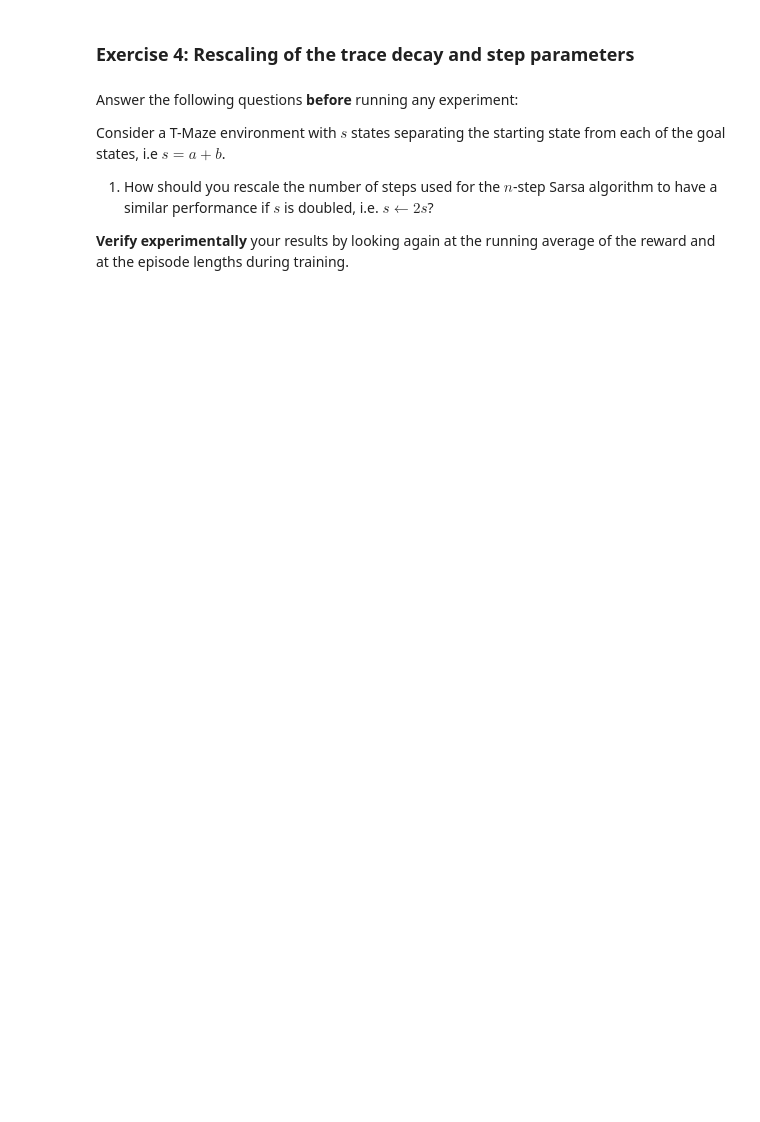
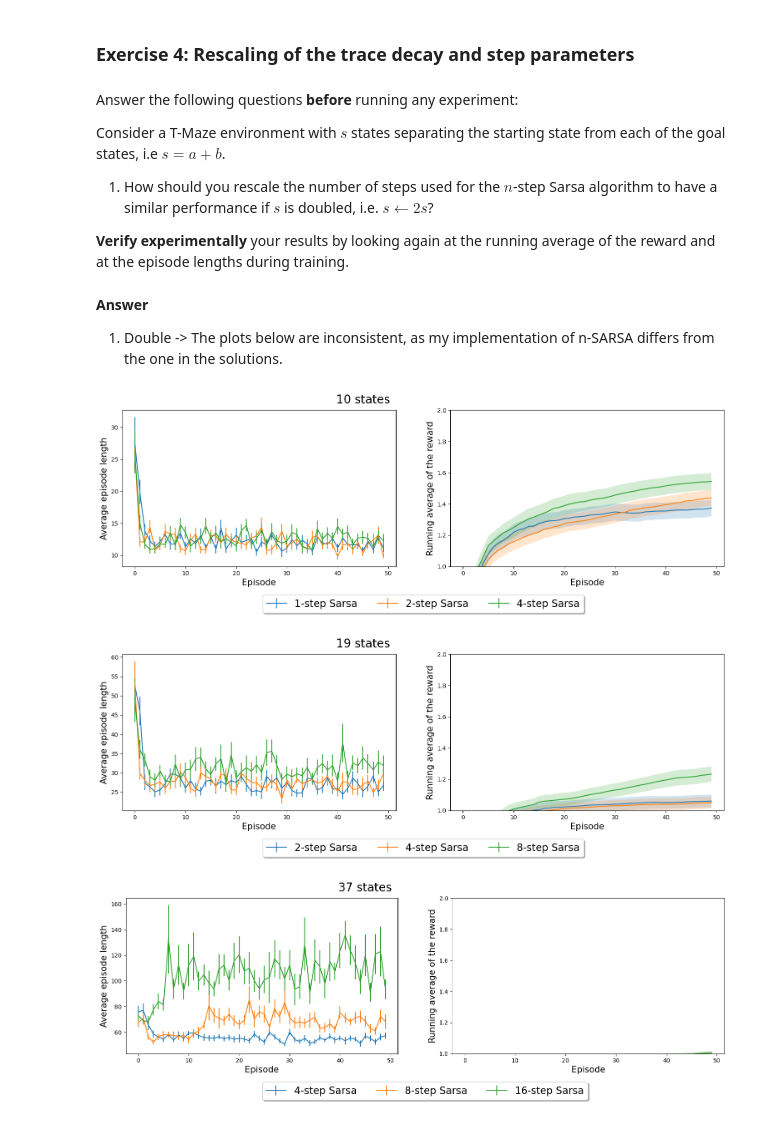
Before and after one commit to Jakhongir0103/Artificial-NN_and_RL, a Jupyter notebook: 1_environment1/environment1.ipynb, the cells around one changed output. Cells and saved outputs as stored; diff of their text form; code cells hidden in the pictures; blank space fills up the shorter version.

Commit message:
exercise 1 completely done - n-sarsa is different

```diff
--- a/1_environment1/environment1.ipynb
+++ b/1_environment1/environment1.ipynb
@@ -551,9 +598,13 @@ Consider a T-Maze environment with $s$ states separating the starting state from
 1. How should you rescale the number of steps used for the $n$-step Sarsa algorithm to have a similar performance if $s$ is doubled, i.e. $s \gets 2s$?
 
 **Verify experimentally** your results by looking again at the running average of the reward and at the episode lengths during training.
+# %% [markdown]
+**Answer**
+
+1. Double -> The plots below are inconsistent, as my implementation of n-SARSA differs from the one in the solutions.
 # %%
 # Hyperparameters
-epsilon_exploration = None   # CHANGE TO YOUR BEST VALUE
+epsilon_exploration = 0.5   # CHANGE TO YOUR BEST VALUE
 gamma = 0.9
 alpha = 0.1
 num_avg = 30
@@ -578,30 +629,34 @@ TWO_STEP_SARSA = {
 }
 
 FOUR_STEP_SARSA = {
     'algo_name': 'n_step_sarsa',
     'name': '4-step Sarsa',
     'params': {**params, 'n': 4}
 }
 
 EIGHT_STEP_SARSA = {
     'algo_name': 'n_step_sarsa',
     'name': '8-step Sarsa',
     'params': {**params, 'n': 8}
 }
 
 SIXTEEN_STEP_SARSA = {
     'algo_name': 'n_step_sarsa',
     'name': '16-step Sarsa',
     'params': {**params, 'n': 16}
 }
 
 algorithms = {'0': [ONE_STEP_SARSA, TWO_STEP_SARSA, FOUR_STEP_SARSA],
               '1': [TWO_STEP_SARSA, FOUR_STEP_SARSA, EIGHT_STEP_SARSA],
               '2': [FOUR_STEP_SARSA, EIGHT_STEP_SARSA, SIXTEEN_STEP_SARSA]}
 
 couples = ((2, 5), (4, 10), (8, 20))
 
 for j, couple in enumerate(couples):
     env = TMaze(*couple)
     compare_episodes_lengths_and_rewards(env=env, algos=algorithms[str(j)], num_avg=num_avg,
                                          show_std=True, additional_params=[{"num_episodes": 50}] * len(algorithms))
+# %% [output]
+[figure, added]
+[figure, added]
+[figure, added]
```
Also changed, not shown: parts of 9 cells of this notebook, 2 other files.
